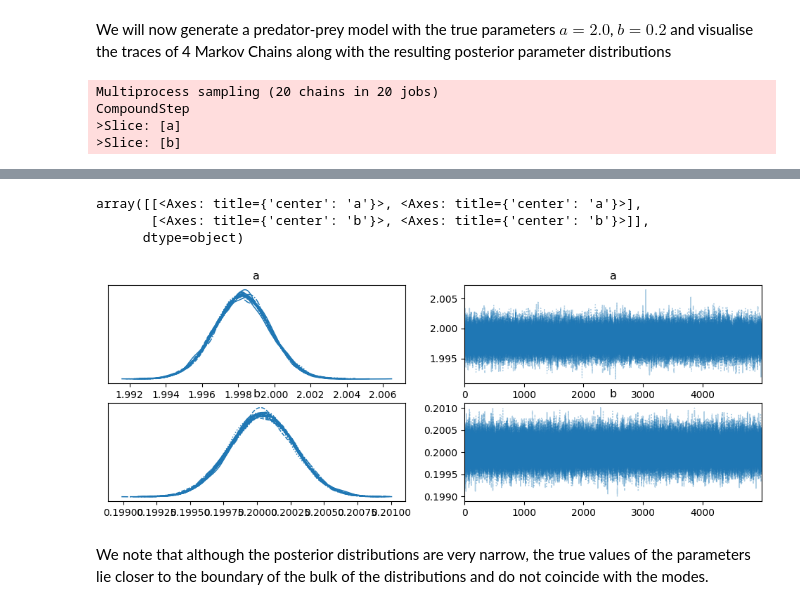
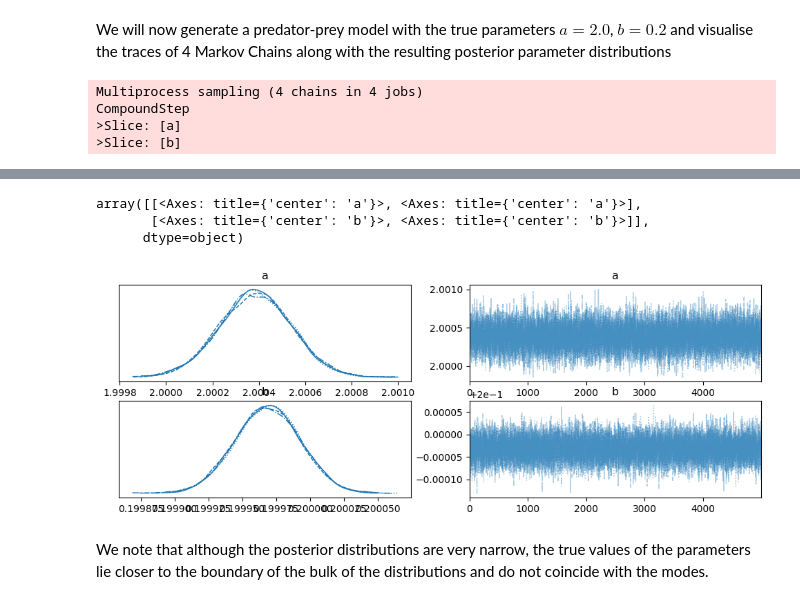
Before and after one commit to albazarova/sbi_intro, a Jupyter notebook: notebooks/2_MCMC_vs_sbi_ODE.ipynb, the cells around one changed output, grey strips where cells are left out. Saved outputs shown, nothing was run; the diff lists cells and outputs as text; code cells hidden in the pictures.

```diff
--- a/notebooks/2_MCMC_vs_sbi_ODE.ipynb
+++ b/notebooks/2_MCMC_vs_sbi_ODE.ipynb
@@ -130,20 +130,20 @@ def create_pymc_model(observed_data):
         simulated = pytensor_forward_model_matrix(theta)
 
         # Likelihood
-        likelihood = pm.Normal('likelihood', mu=simulated, sigma=1, observed=observed_data)
+        likelihood = pm.Normal('likelihood', mu=simulated, sigma=0.1, observed=observed_data)
 
         # Sample from the posterior
-        trace = pm.sample(5000, tune=1000, return_inferencedata=True, cores=20)
+        trace = pm.sample(5000, tune=1000, return_inferencedata=True)
 
     return model, trace
 # %% [markdown]
 We will now generate a predator-prey model with the true parameters $a=2.0$, $b=0.2$ and visualise the traces of 4 Markov Chains along with the resulting posterior parameter distributions
 # %%
-np.random.seed(44)
+np.random.seed(42)
 t = np.linspace(0, 15, 1000)  # Time points
 X0 = np.array([10.0, 5.0])    # Initial conditions
 true_params = [2.0, 0.2]
-observed_data = run_model(true_params, t, X0) + np.random.normal(0, 1, size=(len(t), 2))
+observed_data = run_model(true_params, t, X0) + np.random.normal(0, 0.1, size=(len(t), 2))
 
 # Create the model and sample
 model, trace = create_pymc_model(observed_data)
@@ -152,7 +152,7 @@ model, trace = create_pymc_model(observed_data)
 az.summary(trace)
 az.plot_trace(trace)
 # %% [output]
-Multiprocess sampling (20 chains in 20 jobs)
+Multiprocess sampling (4 chains in 4 jobs)
 CompoundStep
 >Slice: [a]
 >Slice: [b]
@@ -162,7 +162,7 @@ Sampling 20 chains for 1_000 tune and 5_000 draw iterations (20_000 + 100_000 dr
 array([[<Axes: title={'center': 'a'}>, <Axes: title={'center': 'a'}>],
        [<Axes: title={'center': 'b'}>, <Axes: title={'center': 'b'}>]],
       dtype=object)
-[figure, old version]
+[figure, new version]
 # %% [markdown]
 We note that although the posterior distributions are very narrow, the true values of the parameters lie closer to the boundary of the bulk of the distributions and do not coincide with the modes.
 # %% [markdown]
```
Also changed, not shown: parts of 4 cells of this notebook.
